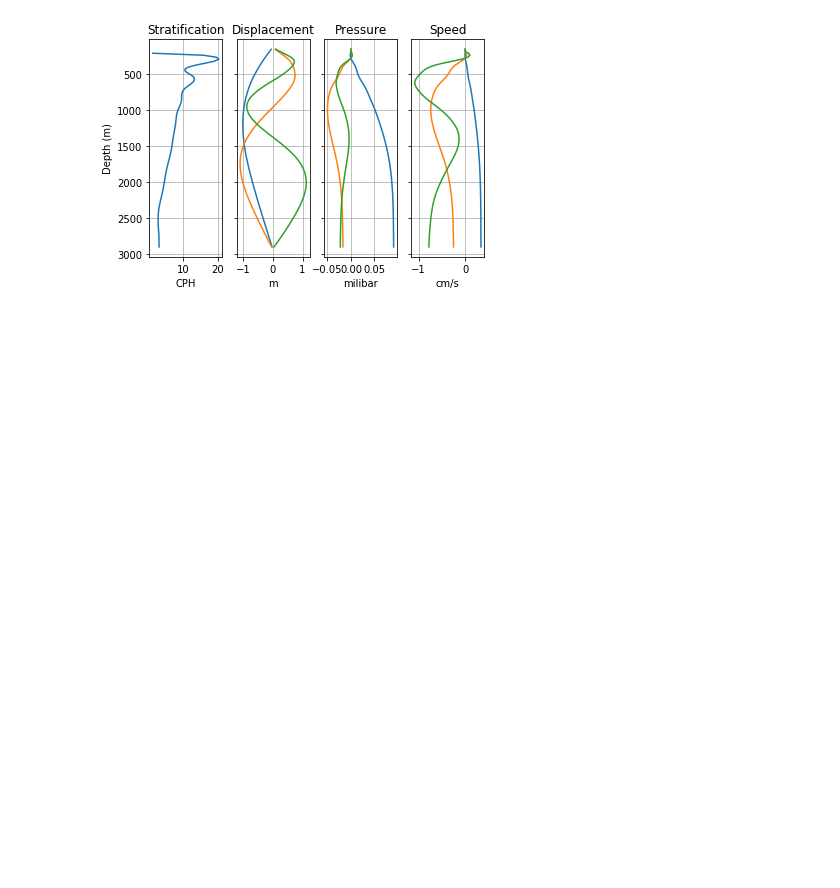
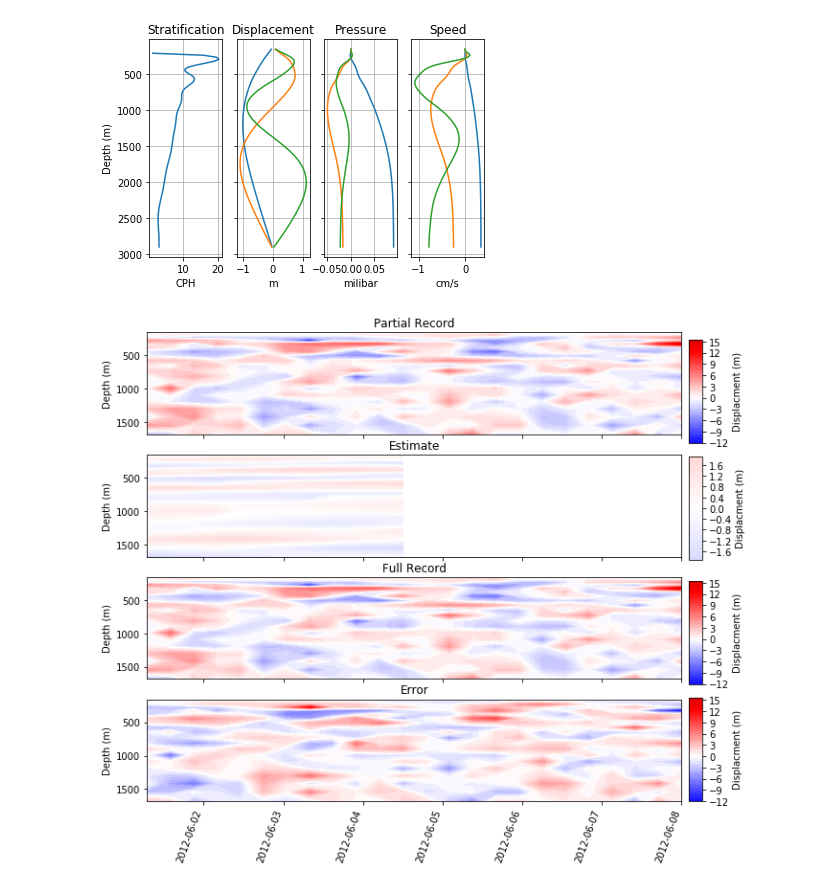
Before and after one commit to jpdef/internalwaves, a Jupyter notebook: IW/notebooks/LLC/LLC_INV_3D.ipynb, the cells around one changed output. Saved outputs shown, nothing was run; the diff lists cells and outputs as text; code cells hidden in the pictures; blank space fills up the shorter version.

```diff
--- a/IW/notebooks/LLC/LLC_INV_3D.ipynb
+++ b/IW/notebooks/LLC/LLC_INV_3D.ipynb
@@ -225,3 +226,35 @@ mode_plot(iwi.iwmodes[0])
   <matplotlib.axes._subplots.AxesSubplot at 0x...>,
   <matplotlib.axes._subplots.AxesSubplot at 0x...>))
 [figure]
+# %%
+%autoreload
+import iw_plots as iwp
+"""
+Plotting Forecasts
+"""
+line = cube[(cube["x"]==2e3) & (cube["y"]==2e3)]
+f, ax = plt.subplots(4,1,sharex=True)
+cnorm = (-25,0,25)
+p1 = iwp.plot_dataframe_slice(line,'date','z','dz',ax[0],cnorm=(cnorm))
+p2 = iwp.plot_dataframe_slice(line[line['time'] < .5*max(line['time'])],'date','z','dz_hat',ax[1],cnorm=(cnorm))
+p3 = iwp.plot_dataframe_slice(line,'date','z','dz',ax[2],cnorm=(cnorm))
+p4 = iwp.plot_dataframe_slice(line,'date','z','err',ax[3],cnorm=(cnorm))
+ax[0].set_title('Partial Record')
+ax[1].set_title('Estimate')
+ax[2].set_title('Full Record')
+ax[3].set_title('Error')
+
+for a in ax:
+    a.set_ylabel('Depth (m)')
+f.autofmt_xdate(rotation=70)
+cax1 = f.add_axes([.91, 0.72, 0.02, 0.15])
+cax2 = f.add_axes([.91, 0.55, 0.02, 0.15])
+cax3 = f.add_axes([.91, 0.37, 0.02, 0.15])
+cax4 = f.add_axes([.91, 0.2, 0.02, 0.15])
+f.colorbar(p1,cax=cax1,label="Displacment (m)")
+f.colorbar(p2,cax=cax2,label="Displacment (m)")
+f.colorbar(p3,cax=cax3,label="Displacment (m)")
+f.colorbar(p3,cax=cax4,label="Displacment (m)")
+f.set_size_inches(10,10)
+# %% [output]
+[figure, added]
```
Also changed, not shown: parts of 7 cells of this notebook, 14 other files.
